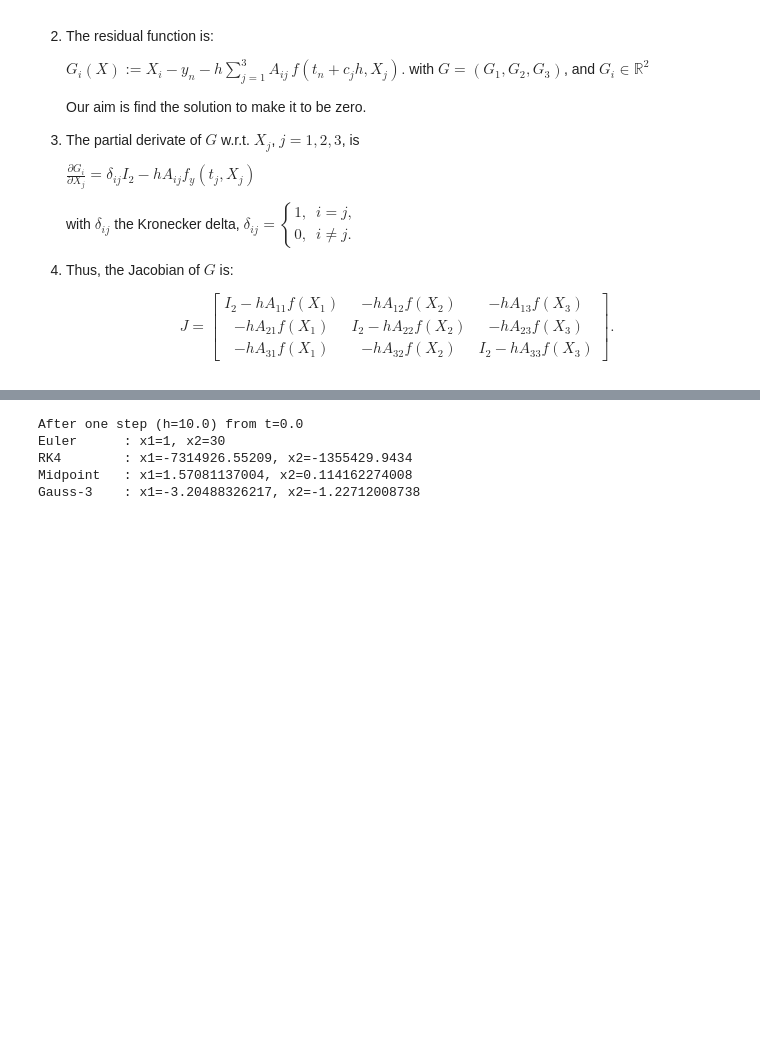
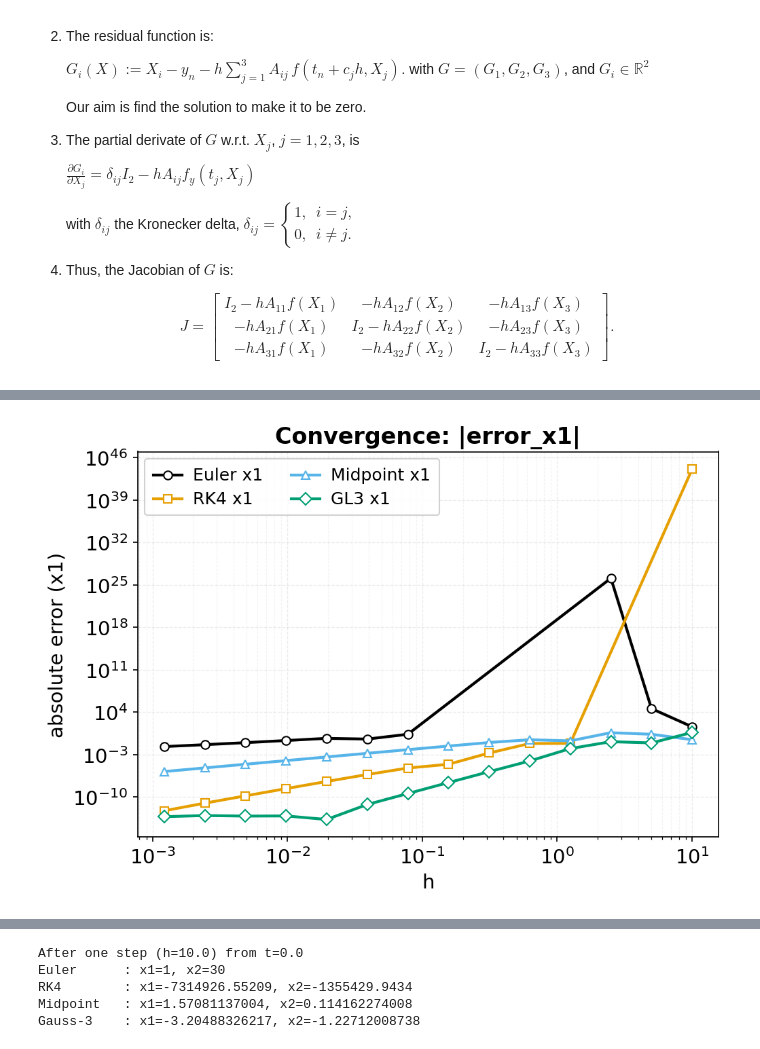
Before and after one commit to Autumn61q/From_ODEs_to_Neural_ODEs, a Jupyter notebook: duffing_oscillator.ipynb, the cells around one changed output, grey strips where cells are left out. Drawn from its saved outputs; the diff is of its cells as text; code cells hidden in the pictures; blank space fills up the shorter version.

```diff
--- a/duffing_oscillator.ipynb
+++ b/duffing_oscillator.ipynb
@@ -508,0 +511,17 @@ GL3       errors x1: [0.137628 0.086122 4.572062]   x2: [0.077295 1.055609 1.735
+# %%
+import numpy as np
+
+a = np.inf
+b = np.inf
+c = a - b  # inf - inf = nan
+print("inf - inf =", c)
+
+d = np.nan
+e = 0.0
+f = d * e  # nan * 0 = nan（有些实现可能返回0，但NumPy返回nan）
+print("nan * 0 =", f)
+
+g = np.nan
+h = 1.0
+i = g + h  # nan + 1 = nan
+print("nan + 1 =", i)
@@ -508,0 +532,64 @@ GL3       errors x1: [0.137628 0.086122 4.572062]   x2: [0.077295 1.055609 1.735
+# %%
+def _to_1d(a):
+    a = np.asarray(a)
+    a = np.squeeze(a)
+    if a.ndim > 1:
+        a = a.ravel()
+    return a
+
+def loglog_safe(ax, x, y, *args, **kwargs):
+    x1, y1 = _to_1d(x), _to_1d(y)
+    if x1.size != y1.size:
+        raise ValueError(f"x and y sizes differ: {x1.size} vs {y1.size}")
+    m = np.isfinite(x1) & np.isfinite(y1) & (x1 > 0) & (y1 > 0)  # log–log 需要正数
+    if not np.any(m):
+        raise ValueError("No finite positive points to plot on log–log.")
+    return ax.loglog(x1[m], y1[m], *args, **kwargs)
+
+OI = ['#000000', '#E69F00', '#56B4E9', '#009E73', '#D55E00', '#CC79A7', '#F0E442', '#0072B2']
+markers = ['o', 's', '^', 'D', 'v', '>', '<', 'P']
+linestyles = ['-', '-', '-', '-', (0,(3,1,1,1)), (0,(5,2))]
+
+color_map = {name: OI[i % len(OI)] for i, name in enumerate(methods)}
+marker_map = {name: markers[i % len(markers)] for i, name in enumerate(methods)}
+ls_map     = {name: linestyles[i % len(linestyles)] for i, name in enumerate(methods)}
+
+common = dict(linewidth=2.0, markersize=6, markerfacecolor='white')
+
+fig1, ax1 = plt.subplots(figsize=(7, 5))
+for name in methods:
+    lbl = f"{name} x1"
+    loglog_safe(ax1, h_list, errors[name]["x1"],
+                color=color_map[name], marker=marker_map[name], linestyle=ls_map[name],
+                label=lbl, **common)
+
+ax1.grid(True, which='major', alpha=0.25, linestyle='--', linewidth=0.6)
+ax1.grid(True, which='minor', alpha=0.15, linestyle='--', linewidth=0.5)
+ax1.set_xlabel('h')
+ax1.set_ylabel('absolute error (x1)')
+ax1.set_title('Convergence: |error_x1|', fontsize=16, fontweight='bold')
+leg1 = ax1.legend(frameon=True, fancybox=True, framealpha=0.9, borderpad=0.6, loc='best', ncol=2, fontsize=10)
+for t in leg1.get_texts():
+    t.set_fontsize(12)
+plt.tight_layout()
+plt.show()
+
+fig2, ax2 = plt.subplots(figsize=(7, 5))
+for name in methods:
+    lbl = f"{name} x2"
+    loglog_safe(ax2, h_list, errors[name]["x2"],
+                color=color_map[name], marker=marker_map[name], linestyle=ls_map[name],
+                label=lbl, **common)
+
+ax2.grid(True, which='major', alpha=0.25, linestyle='--', linewidth=0.6)
+ax2.grid(True, which='minor', alpha=0.15, linestyle='--', linewidth=0.5)
+ax2.set_xlabel('h')
+ax2.set_ylabel('absolute error (x2)')
+ax2.set_title('Convergence: |error_x2|', fontsize=16, fontweight='bold')
+leg2 = ax2.legend(frameon=True, fancybox=True, framealpha=0.9, borderpad=0.6, loc='best', ncol=2, fontsize=10)
+for t in leg2.get_texts():
+    t.set_fontsize(12)
+plt.tight_layout()
+plt.show()
+# %% [output]
+[figure, added]
```
Also changed, not shown: parts of 5 cells of this notebook.
